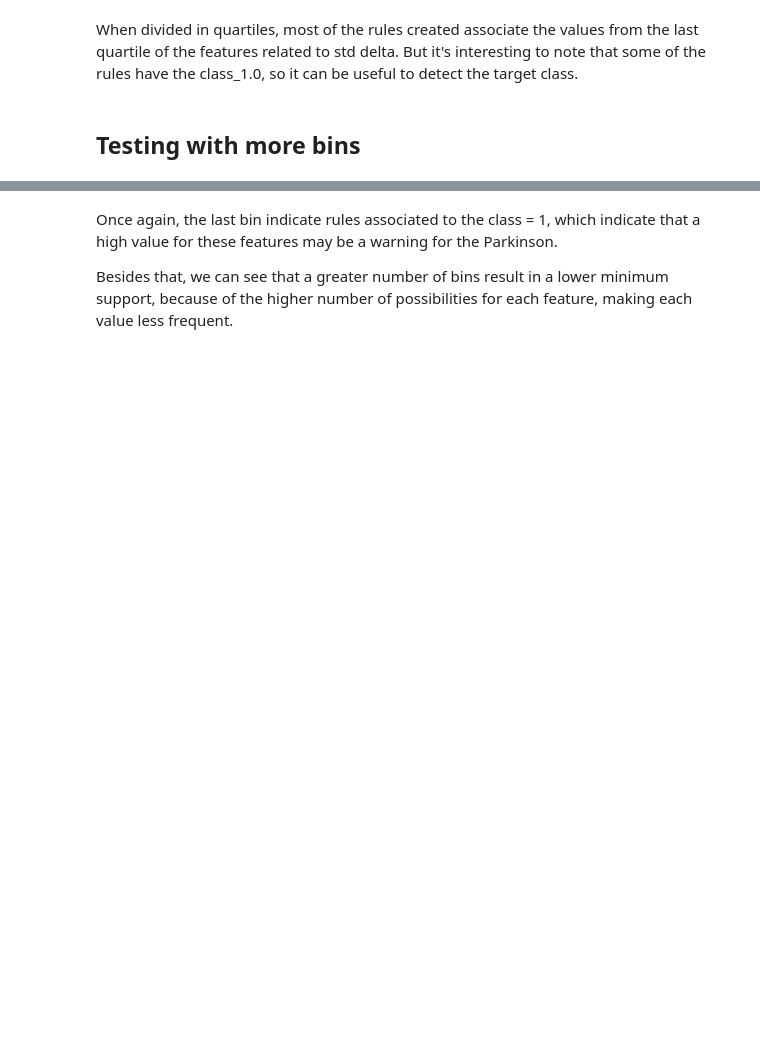
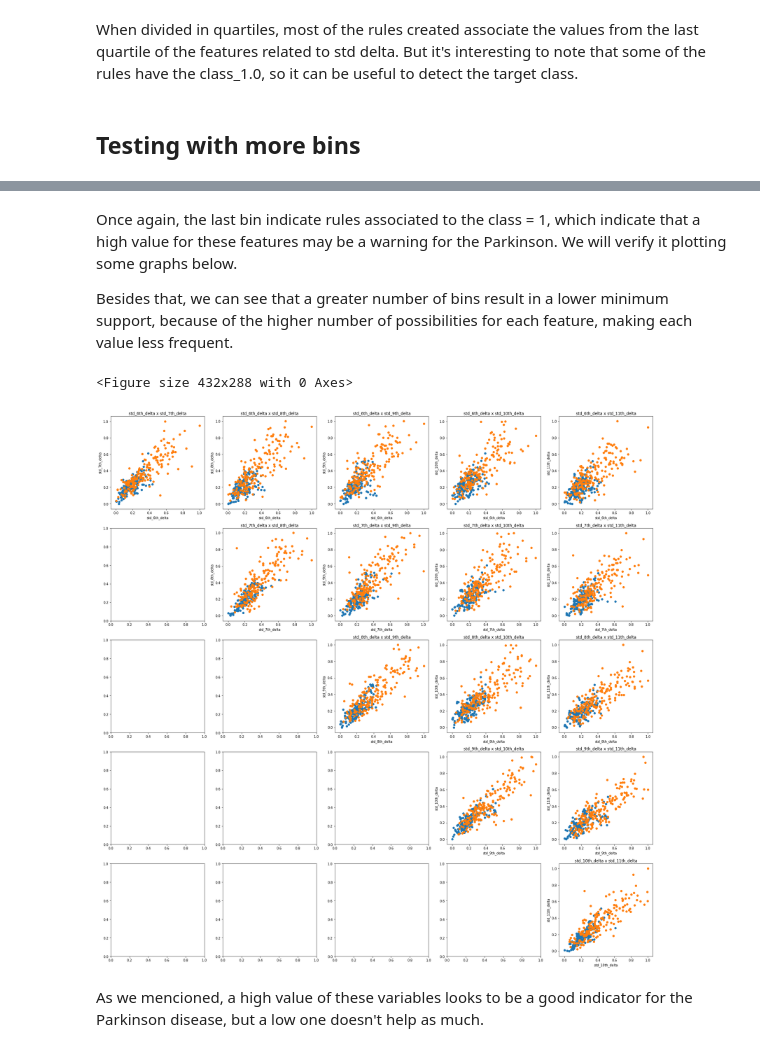
Before and after one commit to RenanNunes/Data_Science_Project_IST, a Jupyter notebook: parkinson_diasease/06_Pattern_Mining.ipynb, the cells around one changed output, grey strips where cells are left out. Drawn from its saved outputs; the diff is of its cells as text; code cells hidden in the pictures; blank space fills up the shorter version.

Commit message:
Scatter graph to show selected variables according to parkinson disease. Added a comment for the report

```diff
--- a/parkinson_diasease/06_Pattern_Mining.ipynb
+++ b/parkinson_diasease/06_Pattern_Mining.ipynb
@@ -228,4 +236,21 @@ Number of found patterns with length greater or equal than 2 : 44
 # %% [markdown]
-Once again, the last bin indicate rules associated to the class = 1, which indicate that a high value for these features may be a warning for the Parkinson.
+Once again, the last bin indicate rules associated to the class = 1, which indicate that a high value for these features may be a warning for the Parkinson. We will verify it plotting some graphs below.
 
 Besides that, we can see that a greater number of bins result in a lower minimum support, because of the higher number of possibilities for each feature, making each value less frequent.
+# %%
+sparsity = selected_df[['std_6th_delta', 'std_7th_delta', 'std_8th_delta', 'std_9th_delta', 'std_10th_delta', 'std_11th_delta', 'class']].columns
+plt.figure()
+rows, cols = len(sparsity)-1, len(sparsity)-1
+fig, axs = plt.subplots(rows-1, cols-1, figsize=(cols*4, rows*4), squeeze=False)
+for i in range(len(sparsity)-1):
+    var1 = sparsity[i]
+    for j in range(i+1, len(sparsity)-1):
+        var2 = sparsity[j]
+        graph.scatter_with_two_classes(axs[i, j-1], selected_df[selected_df['class']==0], selected_df[selected_df['class']==1], var1, var2)
+fig.tight_layout()
+plt.show()
+# %% [output]
+<Figure size 432x288 with 0 Axes>
+[figure, added]
+# %% [markdown]
+As we mencioned, a high value of these variables looks to be a good indicator for the Parkinson disease, but a low one doesn't help as much.
```
Also changed, not shown: parts of 6 cells of this notebook, 1 other file.
